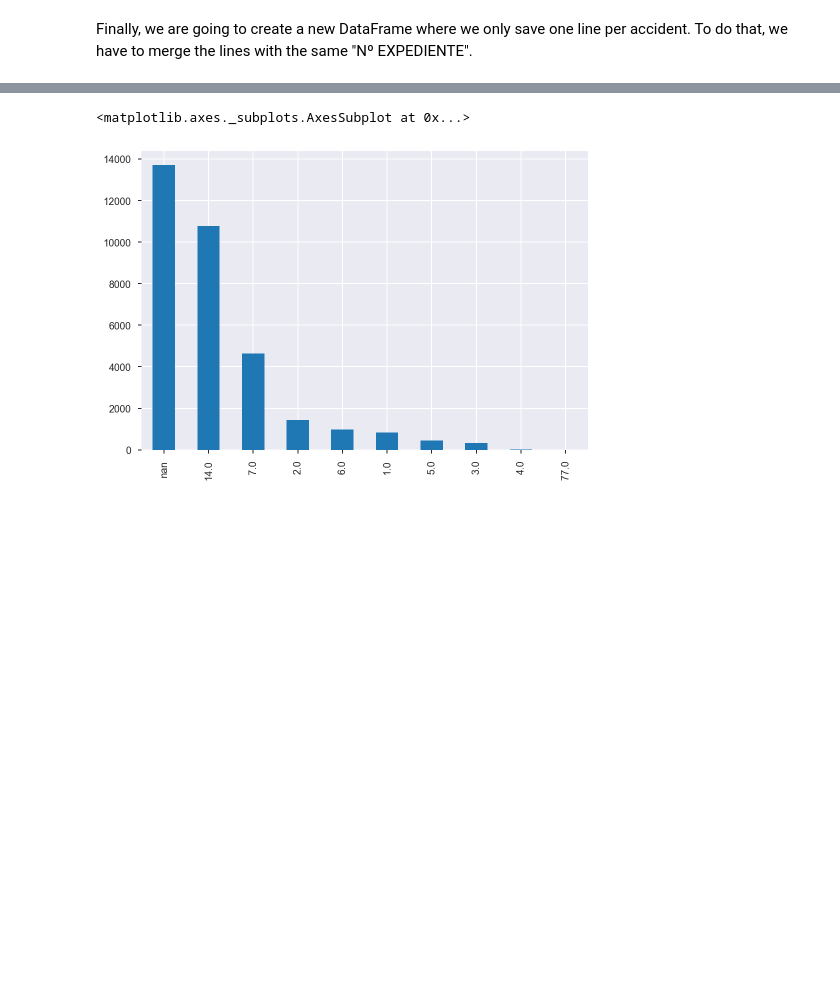
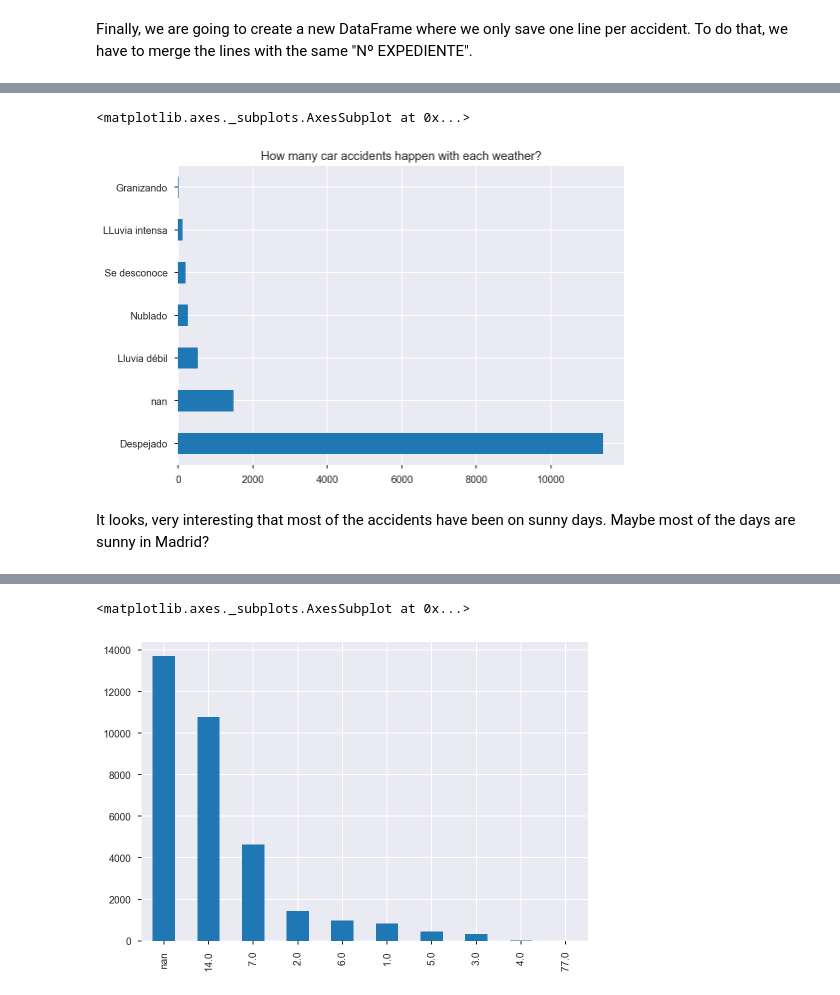
Before and after one commit to pablorodriper/madrid-open-data, a Jupyter notebook: traffic_accidents.ipynb, the cells around one changed output, grey strips where cells are left out. Cells and saved outputs as stored; diff of their text form; code cells hidden in the pictures; blank space fills up the shorter version.

```diff
--- a/traffic_accidents.ipynb
+++ b/traffic_accidents.ipynb
@@ -112,0 +120,7 @@ df_reduced['DISTRITO'].value_counts(dropna=False).plot.barh()
+# %%
+df_reduced['ESTADO METEREOLÓGICO'].value_counts(dropna=False).plot.barh(title="How many car accidents happen with each weather?")
+# %% [output]
+<matplotlib.axes._subplots.AxesSubplot at 0x...>
+[figure, added]
+# %% [markdown]
+It looks, very interesting that most of the accidents have been on sunny days. Maybe most of the days are sunny in Madrid?
```
Also changed, not shown: parts of 17 cells of this notebook.
